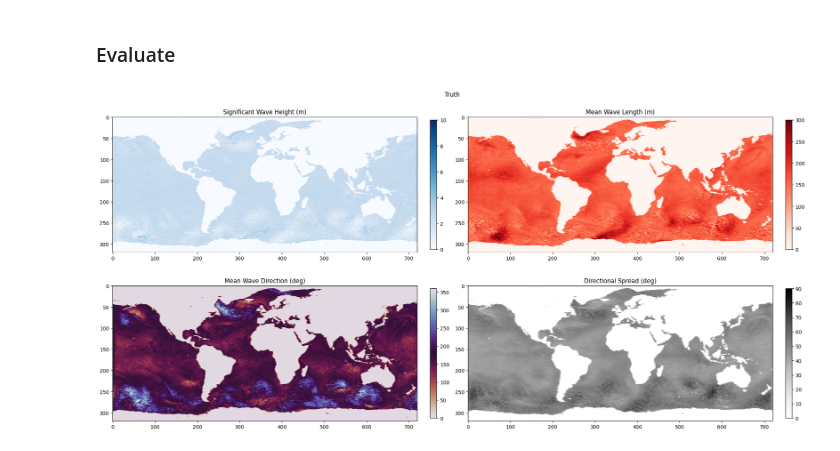
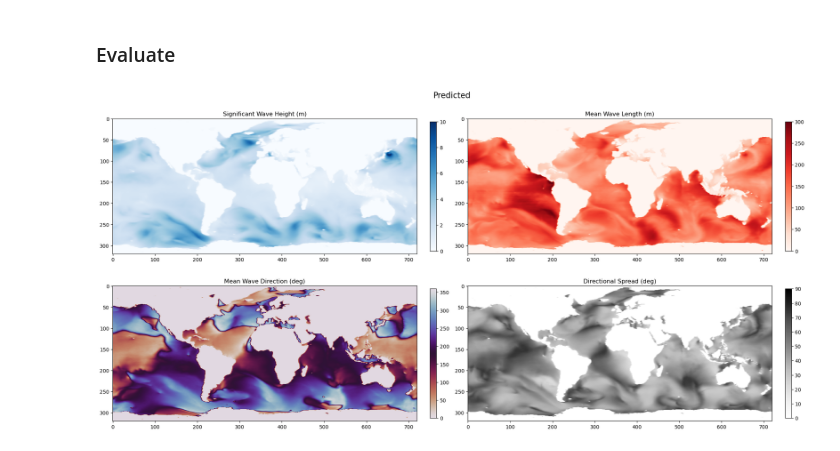
Before and after one commit to jiarong-wu/wavediffusion, a Jupyter notebook: example/wave_simple.ipynb, the cells around one changed output. Cells and saved outputs as stored; diff of their text form; code cells hidden in the pictures.

```diff
--- a/example/wave_simple.ipynb
+++ b/example/wave_simple.ipynb
@@ -132,10 +171,32 @@ for ns in train_iter:
 Evaluating... at step  0
 # %% [markdown]
 ### Evaluate
+# %%
+test_file_path = '../../data/test_global/'
+test_file_names = [
+    *( (f'wave_2008{i:02d}', f'forcing_2008{i:02d}') for i in range(4, 5) ),
+]
+test_file_list = [(os.path.join(test_file_path, f'{x}.npy'),
+                    os.path.join(test_file_path, f'{f}.npy')) for x, f in test_file_names]
+stats_file = os.path.join(test_file_path, 'stats.npz')
+stats = np.load(stats_file)
+meanx, stdx = stats['meanx'], stats['stdx']
+meanf, stdf = stats['meanf'], stats['stdf']
+test = npyDataResized(
+    test_file_list,
+    resize_x=(320,320), resize_f=(320,320),
+    landmaskname=os.path.join(test_file_path, 'mask.npy'),
+    use_icymask=True, compute_stats=False,
+    meanx=meanx, stdx=stdx, meanf=meanf, stdf=stdf,
+    OPTION=1
+)
+loader_test = DataLoader(test, batch_size=1, shuffle=True)  # Used for generating samples during training
 # %%
-path = '/global/homes/j/jiarongw/scratch_folder/log1p/plain1/'
+path = '../../data/plain1/'
 weights_file = path + 'ckpt_6.pt'
-a = Accelerator()
+RESUME = True
+
+a = Accelerator(cpu=True)
 model = plainUnet(in_dim=320, in_ch=3, out_ch=4, ch=256,
                   ch_mult=(1, 2, 2), attn_resolutions=(16,))
 ema = EMA(model.parameters(), decay=0.999)
@@ -147,31 +208,35 @@ if RESUME and weights_file is not None:
     model.load_state_dict(ckpt["model"])
     ema.load_state_dict(ckpt["ema"])
 # %%
-loader_iter = iter(loader_test)
-x, f, mask = next(loader_iter)
+# loader_iter = iter(loader_test)
+# x, f, mask = next(loader_iter)
+# Manually pick the frame to visualize
+x, f, mask = test.__getitem__(0)
+x = x.unsqueeze(0); f = f.unsqueeze(0); mask = mask.unsqueeze(0)
 with torch.no_grad():
     with ema.average_parameters():
         y = model(f)
-        x_ = train.invert_x(y[0])
+        x_ = test.invert_x(y[0])
         x_pred = x_ * tf.Resize((320,720))(mask[0])
+    x_truth = test.invert_x(x[0]) * tf.Resize((320,720))(mask[0])
 # %%
 from torchvision import transforms as tf
 fig, axes = plt.subplots(2, 2, figsize=(20, 10))
 img0 = axes[0,0].imshow(x_pred.cpu().numpy()[0,::-1], vmin=0, vmax=10, cmap='Blues')
 img1 = axes[0,1].imshow(x_pred.cpu().numpy()[1,::-1], vmin=0, vmax=300, cmap='Reds')
 img2 = axes[1,0].imshow(x_pred.cpu().numpy()[2,::-1], vmin=0, vmax=360, cmap='twilight_r')
 img3 = axes[1,1].imshow(x_pred.cpu().numpy()[3,::-1], vmin=0, vmax=90, cmap='Greys')
 plt.colorbar(img0, ax=axes[0,0], fraction=0.02, pad=0.04)
 plt.colorbar(img1, ax=axes[0,1], fraction=0.02, pad=0.04)
 plt.colorbar(img2, ax=axes[1,0], fraction=0.02, pad=0.04)
 plt.colorbar(img3, ax=axes[1,1], fraction=0.02, pad=0.04)
 axes[0,0].set_title('Significant Wave Height (m)')
 axes[0,1].set_title('Mean Wave Length (m)')
 axes[1,0].set_title('Mean Wave Direction (deg)')
 axes[1,1].set_title('Directional Spread (deg)')
 
-plt.suptitle('Truth')
+plt.suptitle('Predicted', fontsize=16)
 plt.tight_layout()
 plt.show()
 # %% [output]
-[figure, old version]
+[figure, new version]
```
Also changed, not shown: parts of 3 cells of this notebook, 1 other file.
